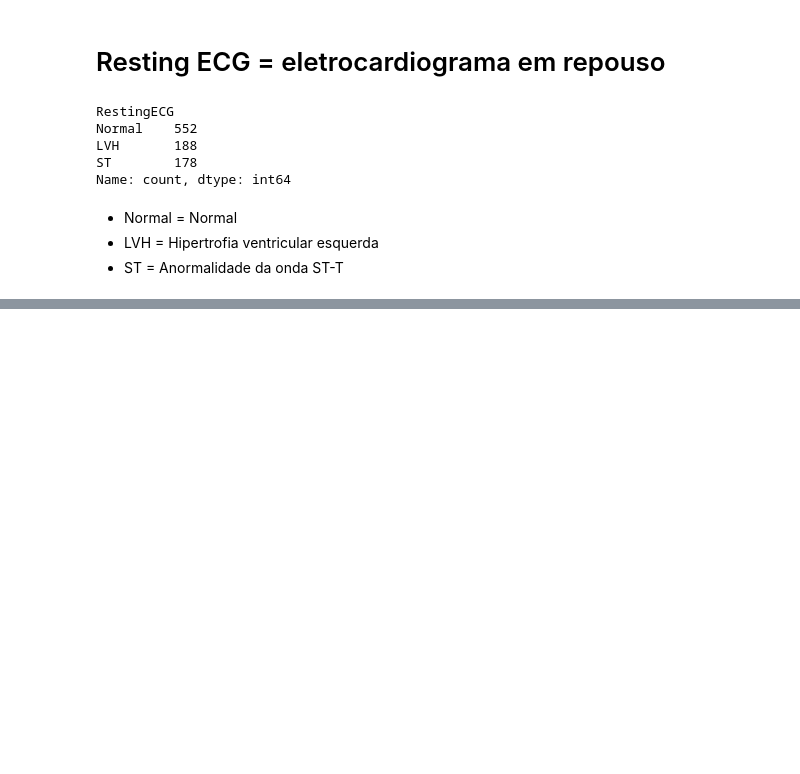
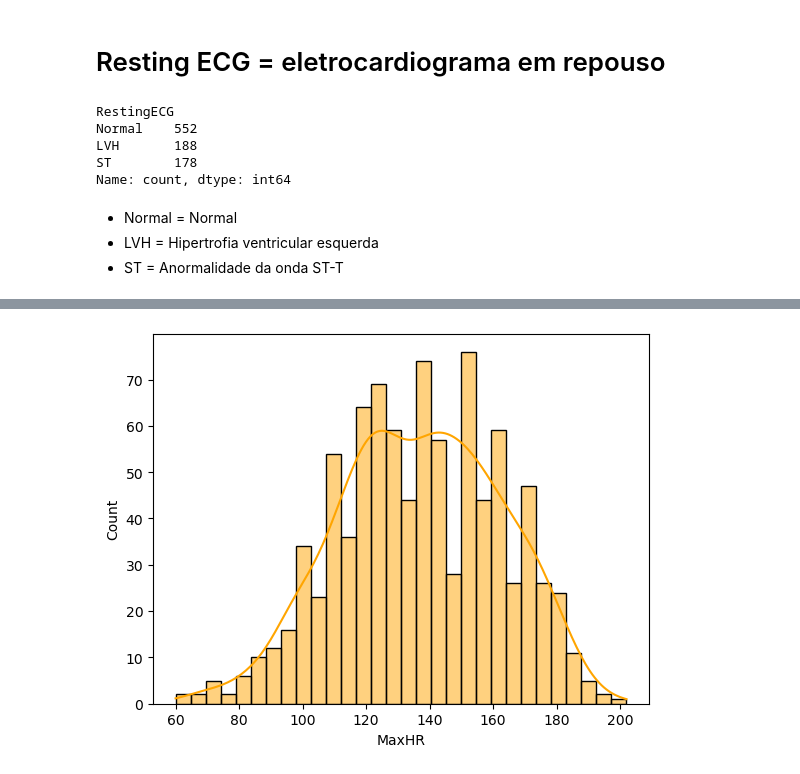
Before and after one commit to Rodriggo-Marcelino/Aprendizado_Supervisionado_Classifica-o, a Jupyter notebook: heartMachineLearning.ipynb, the cells around one changed output, grey strips where cells are left out. Saved outputs shown, nothing was run; the diff lists cells and outputs as text; code cells hidden in the pictures; blank space fills up the shorter version.

```diff
--- a/heartMachineLearning.ipynb
+++ b/heartMachineLearning.ipynb
@@ -197,0 +220,4 @@ Name: count, dtype: int64
+# %%
+sns.histplot(dataset, x = 'MaxHR', bins = 30, color="orange", kde = True, stat="count");
+# %% [output]
+[figure, added]
```
Also changed, not shown: parts of 11 cells of this notebook, 1 other file.
